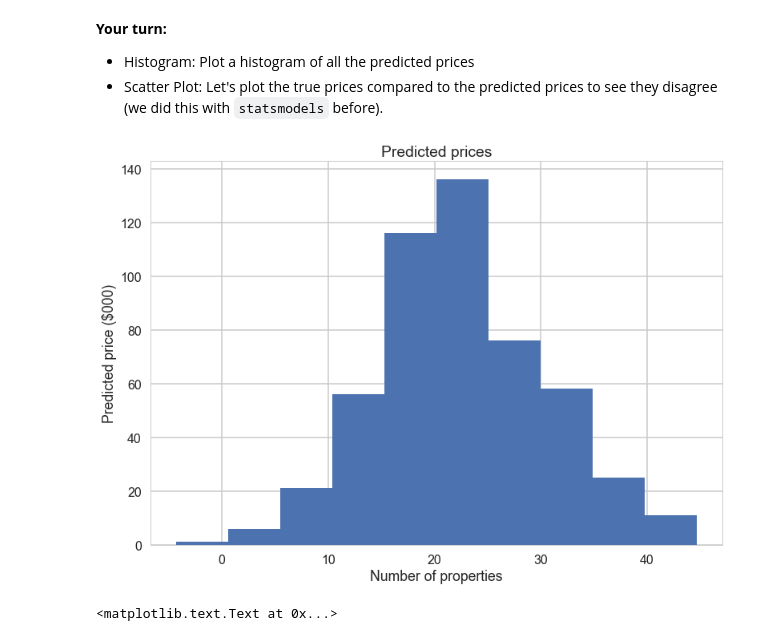
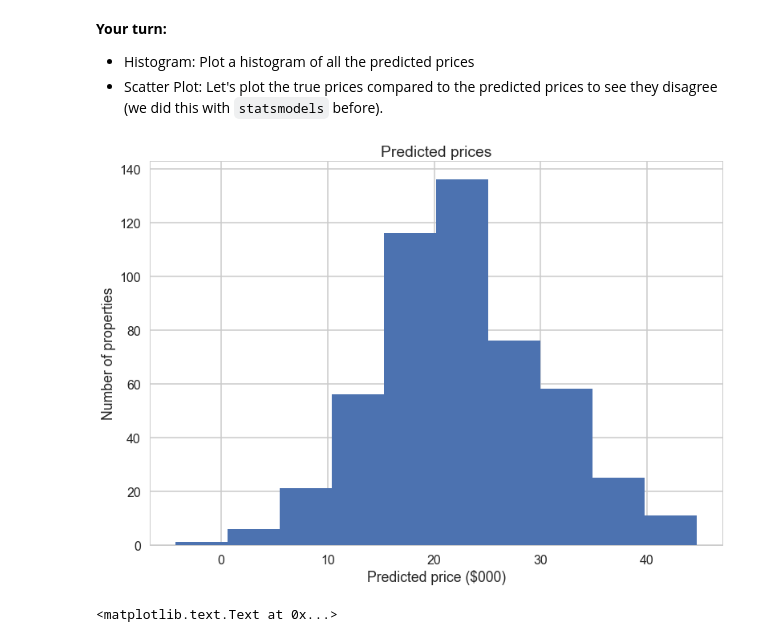
Before and after one commit to jamesflint/linear-regression, a Jupyter notebook: Mini_Project_Linear_Regression.ipynb, the cells around one changed output. Saved outputs shown, nothing was run; the diff lists cells and outputs as text; code cells hidden in the pictures.

```diff
--- a/Mini_Project_Linear_Regression.ipynb
+++ b/Mini_Project_Linear_Regression.ipynb
@@ -532,13 +532,13 @@ array([ 30.00821269,  25.0298606 ,  30.5702317 ,  28.60814055,  27.94288232])
 # %%
 # your turn
 
 plt.hist(lm.predict(X))
 plt.title("Predicted prices")
-plt.xlabel("Number of properties")
-plt.ylabel("Predicted price ($000)")
+plt.xlabel("Predicted price ($000)")
+plt.ylabel("Number of properties")
 plt.show()
 # %% [output]
-[figure, old version]
+[figure, new version]
 # %%
 # your turn
 
```
Also changed, not shown: parts of 8 cells of this notebook.
